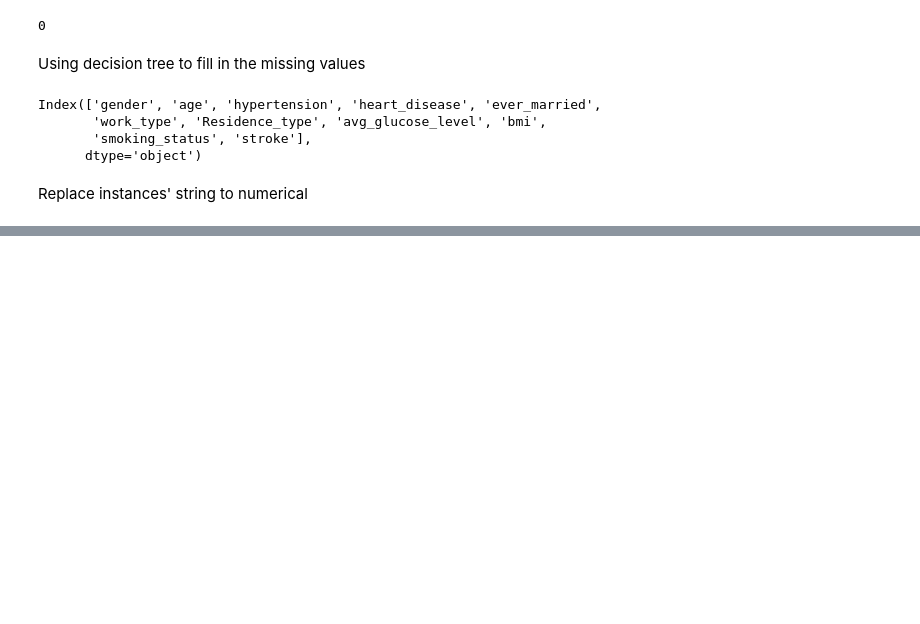
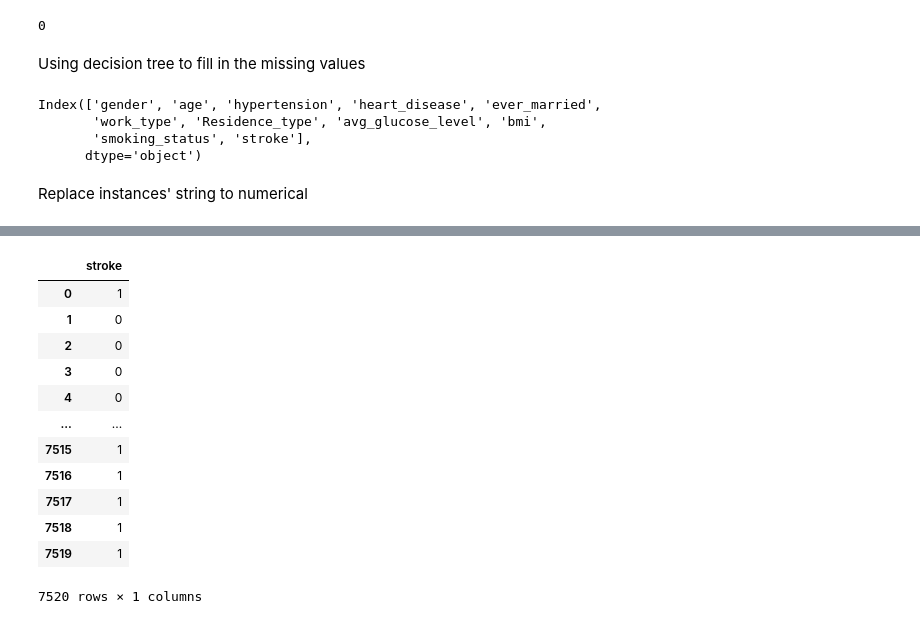
Before and after one commit to Nishatou/cs4650_capstone_bigdata, a Jupyter notebook: CS4650_Project.ipynb, the cells around one changed output, grey strips where cells are left out. Drawn from its saved outputs; the diff is of its cells as text; code cells hidden in the pictures; blank space fills up the shorter version.

```diff
--- a/CS4650_Project.ipynb
+++ b/CS4650_Project.ipynb
@@ -190,0 +297,16 @@ F1 Score:  0.22110552763819097
+# %%
+y_train_smote
+# %% [output]
+|  | stroke |
+| 0 | 1 |
+| 1 | 0 |
+| 2 | 0 |
+| 3 | 0 |
+| 4 | 0 |
+| ... | ... |
+| 7515 | 1 |
+| 7516 | 1 |
+| 7517 | 1 |
+| 7518 | 1 |
+| 7519 | 1 |
+7520 rows × 1 columns
```
Also changed, not shown: parts of 29 cells of this notebook.
